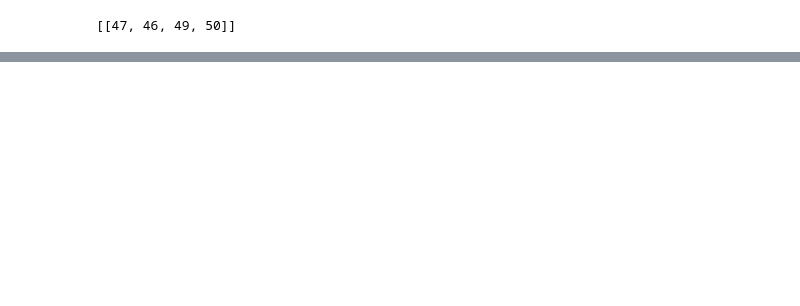
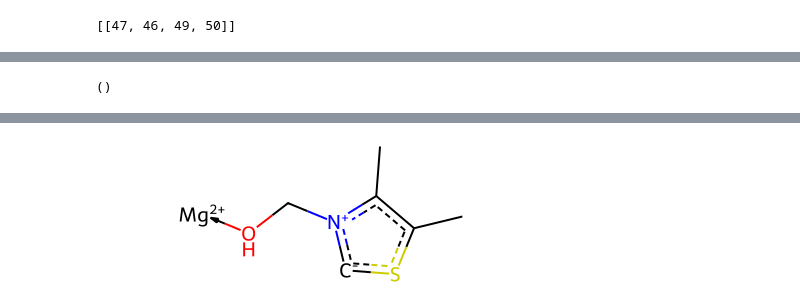
Before and after one commit to stefanpate/enz-rxn-data, a Jupyter notebook: explore_mechanism.ipynb, the cells around one changed output, grey strips where cells are left out. Drawn from its saved outputs; the diff is of its cells as text; code cells hidden in the pictures; blank space fills up the shorter version.

```diff
--- a/explore_mechanism.ipynb
+++ b/explore_mechanism.ipynb
@@ -410,0 +209,17 @@ print(root.nsmap, root.tag)
+# %%
+rmol.GetSubstructMatch(qmol)
+# %% [output]
+()
+# %%
+lrule = '[cH]1sc(C)c(C)[n+](CO->[Mg+2])1'
+rrule = '[c-]1sc(C)c(C)[n+](CO->[Mg+2])1.[H]'
+lmol = Chem.MolFromSmiles(lrule)
+rmol = Chem.MolFromSmiles(rrule)
+for atom in lmol.GetAtoms():
+    atom.SetAtomMapNum(atom.GetIdx() + 1)
+for atom in rmol.GetAtoms():
+    atom.SetAtomMapNum(atom.GetIdx() + 1)
+rule = Chem.MolToSmarts(lmol) + '>>' + Chem.MolToSmarts(rmol)
+rxn = AllChem.ReactionFromSmarts(rule, useSmiles=False)
+rxn.RunReactants([lmol])[0][0]
+# %% [output]
@@ -410,0 +228 @@ print(root.nsmap, root.tag)
+[figure, added]
```
Also changed, not shown: parts of 57 cells of this notebook, 3 other files.
